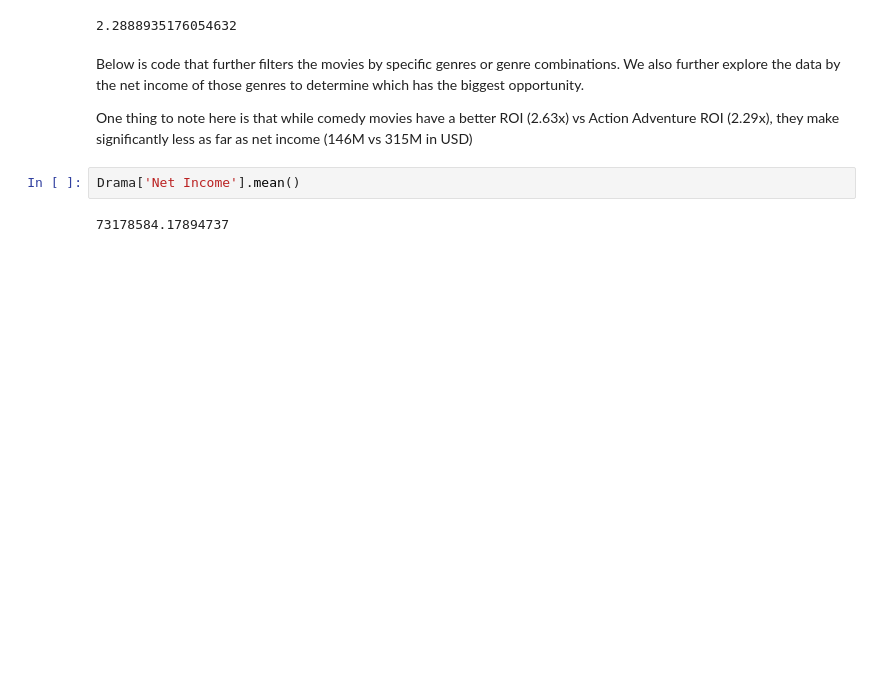
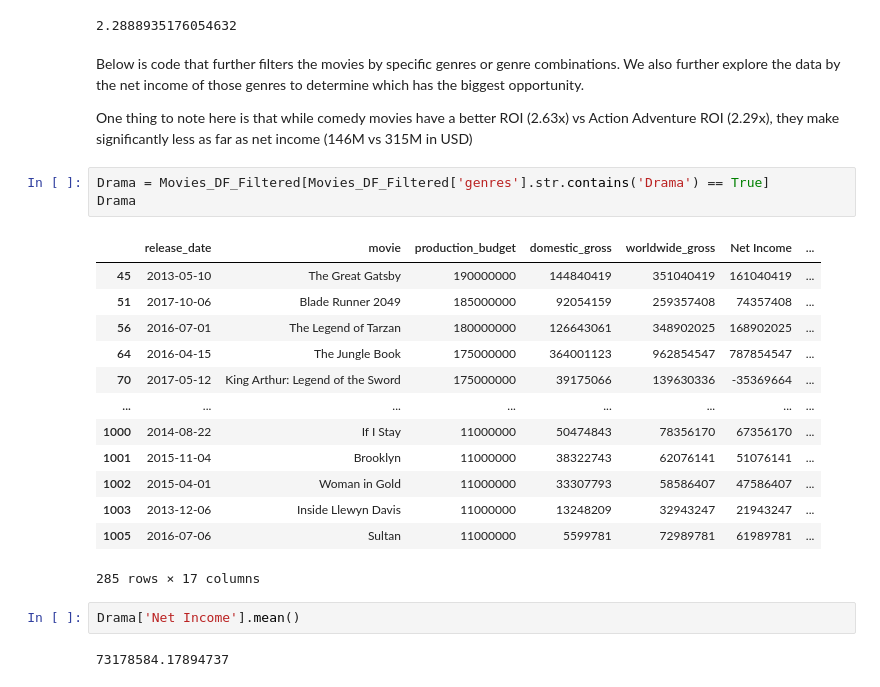
Before and after one commit to learn-co-curriculum/dsc-phase-1-project-v2-4, a Jupyter notebook: student.ipynb, the cells around one changed output. Cells and saved outputs as stored; diff of their text form; blank space fills up the shorter version.

```diff
--- a/student.ipynb
+++ b/student.ipynb
@@ -547,6 +539,23 @@ Movies_DF_Filtered['ROI'].mean()
 Below is code that further filters the movies by specific genres or genre combinations. We also further explore the data by the net income of those genres to determine which has the biggest opportunity.
 
 One thing to note here is that while comedy movies have a better ROI (2.63x) vs Action Adventure ROI (2.29x), they make significantly less as far as net income (146M vs 315M in USD)
+# %%
+Drama = Movies_DF_Filtered[Movies_DF_Filtered['genres'].str.contains('Drama') == True]
+Drama
+# %% [output]
+|  | release_date | movie | production_budget | domestic_gross | worldwide_gross | Net Income | ... |
+| 45 | 2013-05-10 | The Great Gatsby | 190000000 | 144840419 | 351040419 | 161040419 | ... |
+| 51 | 2017-10-06 | Blade Runner 2049 | 185000000 | 92054159 | 259357408 | 74357408 | ... |
+| 56 | 2016-07-01 | The Legend of Tarzan | 180000000 | 126643061 | 348902025 | 168902025 | ... |
+| 64 | 2016-04-15 | The Jungle Book | 175000000 | 364001123 | 962854547 | 787854547 | ... |
+| 70 | 2017-05-12 | King Arthur: Legend of the Sword | 175000000 | 39175066 | 139630336 | -35369664 | ... |
+| ... | ... | ... | ... | ... | ... | ... | ... |
+| 1000 | 2014-08-22 | If I Stay | 11000000 | 50474843 | 78356170 | 67356170 | ... |
+| 1001 | 2015-11-04 | Brooklyn | 11000000 | 38322743 | 62076141 | 51076141 | ... |
+| 1002 | 2015-04-01 | Woman in Gold | 11000000 | 33307793 | 58586407 | 47586407 | ... |
+| 1003 | 2013-12-06 | Inside Llewyn Davis | 11000000 | 13248209 | 32943247 | 21943247 | ... |
+| 1005 | 2016-07-06 | Sultan | 11000000 | 5599781 | 72989781 | 61989781 | ... |
+285 rows × 17 columns
 # %%
 Drama['Net Income'].mean()
 # %% [output]
```
Also changed, not shown: parts of 33 cells of this notebook.
